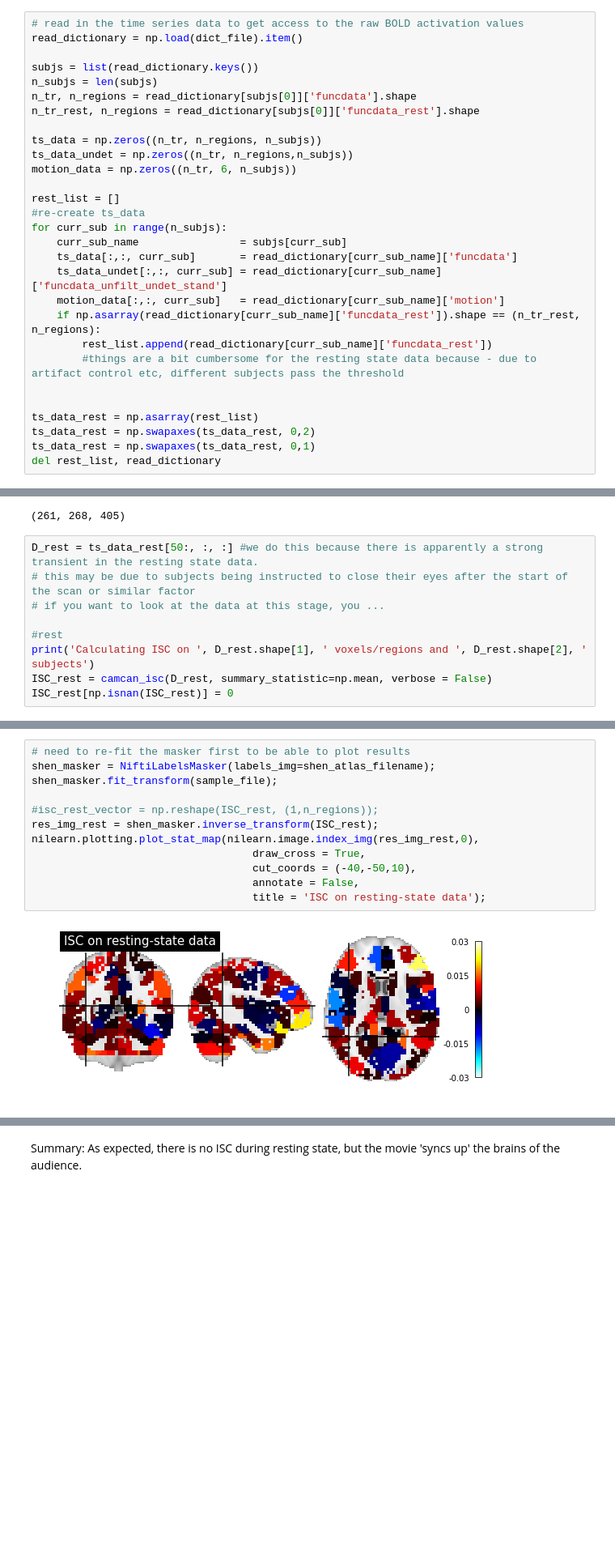
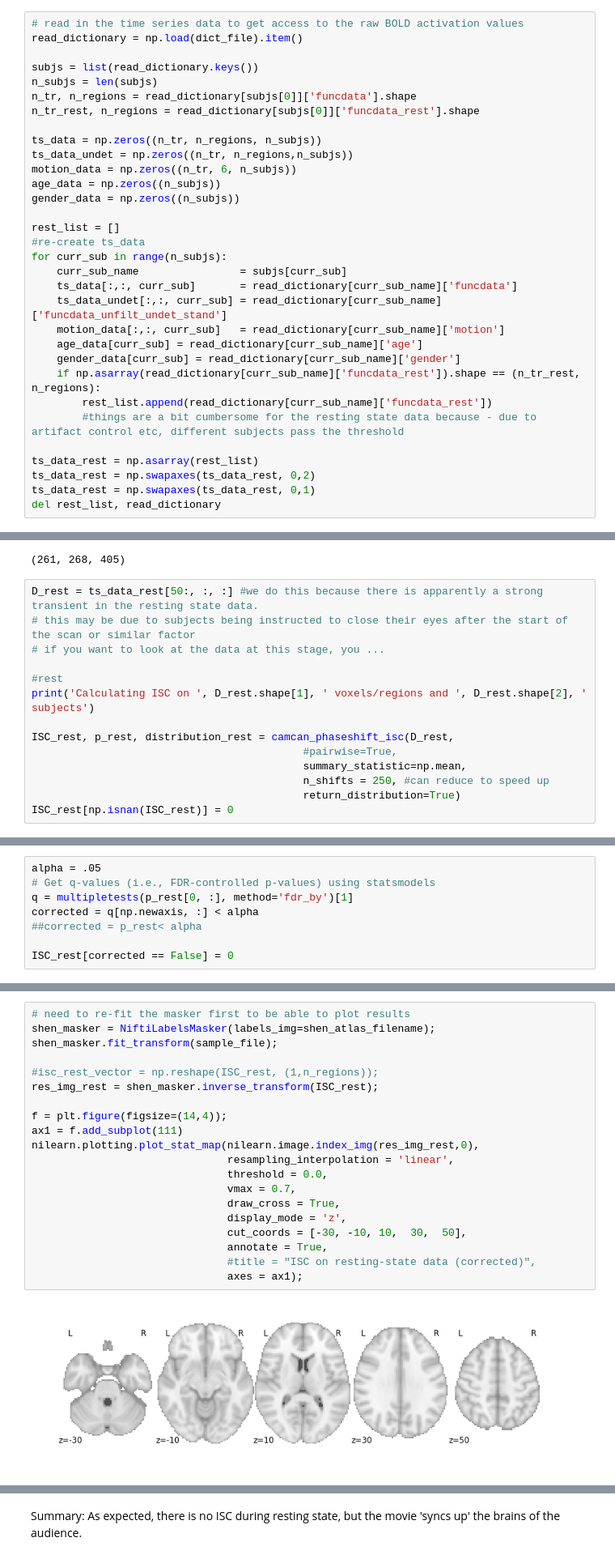
Before and after one commit to nomcomm/CamCanSuspenseISC_JMP, a Jupyter notebook: scripts/Schmaelzle_JMP_04_SupplementaryAnalyses.ipynb, the cells around one changed output, grey strips where cells are left out. Shown at 81% size. Cells and saved outputs as stored; diff of their text form; blank space fills up the shorter version.

```diff
--- a/scripts/Schmaelzle_JMP_04_SupplementaryAnalyses.ipynb
+++ b/scripts/Schmaelzle_JMP_04_SupplementaryAnalyses.ipynb
@@ -67,6 +64,8 @@ n_tr_rest, n_regions = read_dictionary[subjs[0]]['funcdata_rest'].shape
 ts_data = np.zeros((n_tr, n_regions, n_subjs))
 ts_data_undet = np.zeros((n_tr, n_regions,n_subjs))
 motion_data = np.zeros((n_tr, 6, n_subjs))
+age_data = np.zeros((n_subjs))
+gender_data = np.zeros((n_subjs))
 
 rest_list = []
 #re-create ts_data
@@ -75,10 +74,11 @@ for curr_sub in range(n_subjs):
     ts_data[:,:, curr_sub]       = read_dictionary[curr_sub_name]['funcdata']
     ts_data_undet[:,:, curr_sub] = read_dictionary[curr_sub_name]['funcdata_unfilt_undet_stand']
     motion_data[:,:, curr_sub]   = read_dictionary[curr_sub_name]['motion']
+    age_data[curr_sub] = read_dictionary[curr_sub_name]['age']
+    gender_data[curr_sub] = read_dictionary[curr_sub_name]['gender']
     if np.asarray(read_dictionary[curr_sub_name]['funcdata_rest']).shape == (n_tr_rest, n_regions):
         rest_list.append(read_dictionary[curr_sub_name]['funcdata_rest'])
         #things are a bit cumbersome for the resting state data because - due to artifact control etc, different subjects pass the threshold
-
 
 ts_data_rest = np.asarray(rest_list)
 ts_data_rest = np.swapaxes(ts_data_rest, 0,2)
@@ -376,7 +386,12 @@ D_rest = ts_data_rest[50:, :, :] #we do this because there is apparently a stron
 
 #rest
 print('Calculating ISC on ', D_rest.shape[1], ' voxels/regions and ', D_rest.shape[2], ' subjects')
-ISC_rest = camcan_isc(D_rest, summary_statistic=np.mean, verbose = False)
+
+ISC_rest, p_rest, distribution_rest = camcan_phaseshift_isc(D_rest,
+                                           #pairwise=True,
+                                           summary_statistic=np.mean,
+                                           n_shifts = 250, #can reduce to speed up
+                                           return_distribution=True)
 ISC_rest[np.isnan(ISC_rest)] = 0
 # %% [output]
 Calculating ISC on  268  voxels/regions and  405  subjects
@@ -382,0 +399,8 @@ Calculating ISC on  268  voxels/regions and  405  subjects
+# %%
+alpha = .05
+# Get q-values (i.e., FDR-controlled p-values) using statsmodels
+q = multipletests(p_rest[0, :], method='fdr_by')[1]
+corrected = q[np.newaxis, :] < alpha
+##corrected = p_rest< alpha
+
+ISC_rest[corrected == False] = 0
@@ -383,14 +419,22 @@ Calculating ISC on  268  voxels/regions and  405  subjects
 # %%
 # need to re-fit the masker first to be able to plot results
 shen_masker = NiftiLabelsMasker(labels_img=shen_atlas_filename);
 shen_masker.fit_transform(sample_file);
 
 #isc_rest_vector = np.reshape(ISC_rest, (1,n_regions));
 res_img_rest = shen_masker.inverse_transform(ISC_rest);
+
+f = plt.figure(figsize=(14,4));
+ax1 = f.add_subplot(111)
 nilearn.plotting.plot_stat_map(nilearn.image.index_img(res_img_rest,0),
-                                   draw_cross = True,
-                                   cut_coords = (-40,-50,10),
-                                   annotate = False,
-                                   title = 'ISC on resting-state data');
+                               resampling_interpolation = 'linear',
+                               threshold = 0.0,
+                               vmax = 0.7,
+                               draw_cross = True,
+                               display_mode = 'z',
+                               cut_coords = [-30, -10, 10,  30,  50],
+                               annotate = True,
+                               #title = "ISC on resting-state data (corrected)",
+                               axes = ax1);
 # %% [output]
-[figure, old version]
+[figure, new version]
```
Also changed, not shown: parts of 27 cells of this notebook, 10 other files.
